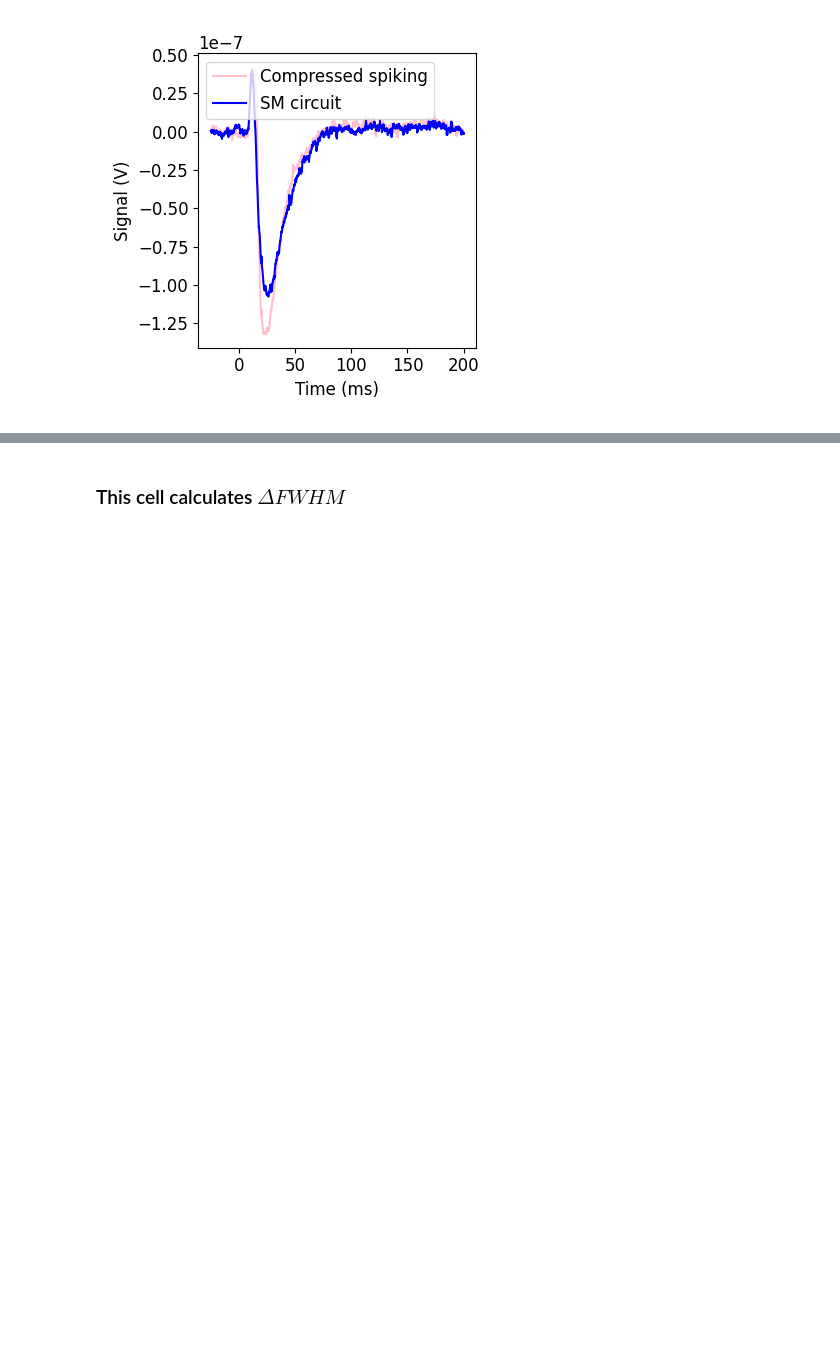
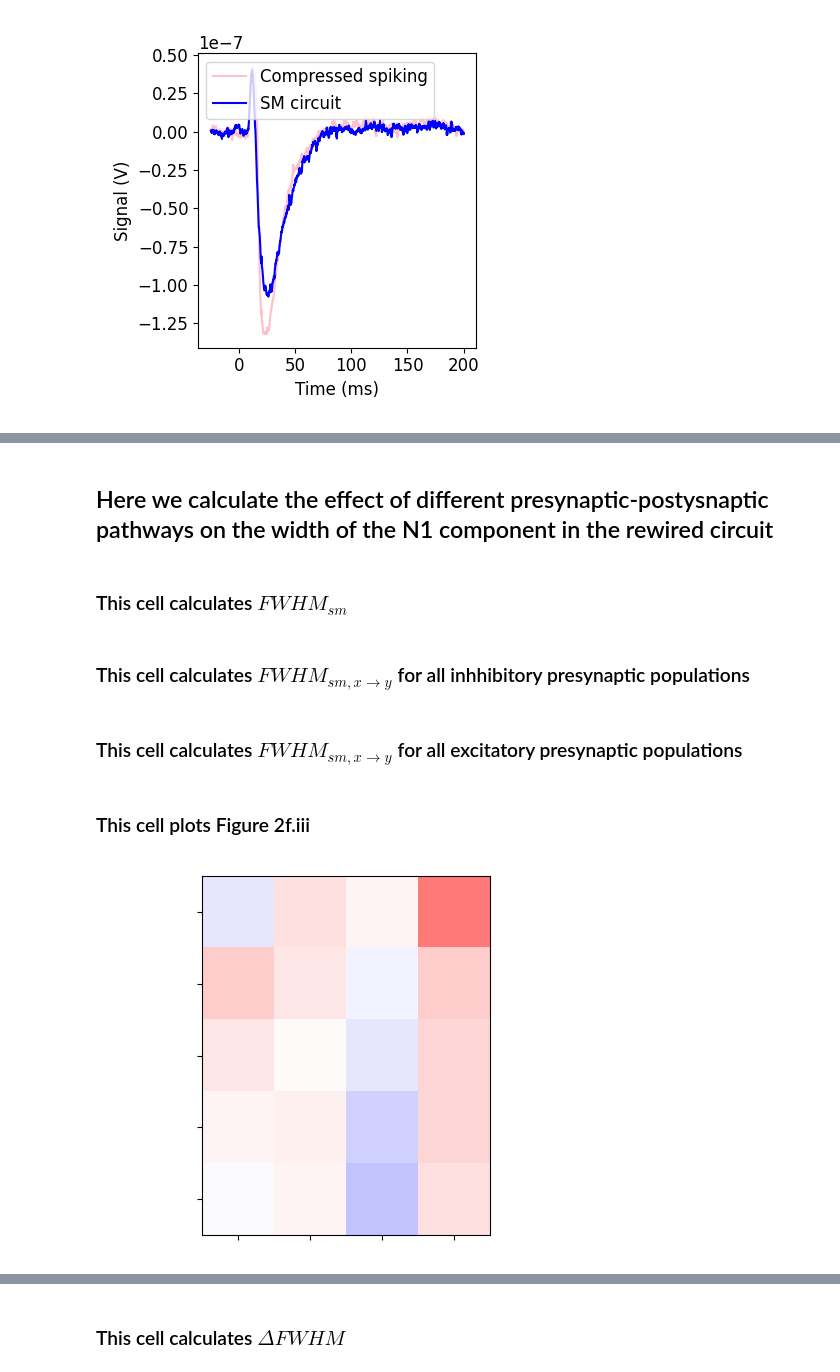
Before and after one commit to joseph-tharayil/whiskerFlick, a Jupyter notebook: MakeFigures.ipynb, the cells around one changed output, grey strips where cells are left out. Drawn from its saved outputs; the diff is of its cells as text; code cells hidden in the pictures; blank space fills up the shorter version.

```diff
--- a/MakeFigures.ipynb
+++ b/MakeFigures.ipynb
@@ -1370,0 +1535,8 @@ plt.savefig('../../figures/compressed.png',dpi=600)
+# %% [markdown]
+## Here we calculate the effect of different presynaptic-postysnaptic pathways on the width of the N1 component in the rewired circuit
+# %% [markdown]
+### This cell calculates $FWHM_{sm}$
+# %%
+forig = (FWHM(np.sum(mean_layer_rewired[0],axis=0)))
+# %% [markdown]
+### This cell calculates $FWHM_{sm,x\rightarrow y}$ for all inhhibitory presynaptic populations
@@ -1370,0 +1577,2 @@ plt.savefig('../../figures/compressed.png',dpi=600)
+# %% [markdown]
+### This cell calculates $FWHM_{sm,x\rightarrow y}$ for all excitatory presynaptic populations
@@ -1370,0 +1624,12 @@ plt.savefig('../../figures/compressed.png',dpi=600)
+# %% [markdown]
+### This cell plots Figure 2f.iii
+# %%
+plt.figure(figsize=(5,4))
+ax = plt.gca()
+ax.set_xticklabels([])
+ax.set_yticklabels([])
+plt.imshow(forig-excitatoryf,vmin=-5,vmax=5,cmap='bwr')
+plt.tight_layout()
+plt.savefig('figures/fwhmrewiredexc.png')
+# %% [output]
+[figure, added]
```
Also changed, not shown: parts of 40 cells of this notebook.
